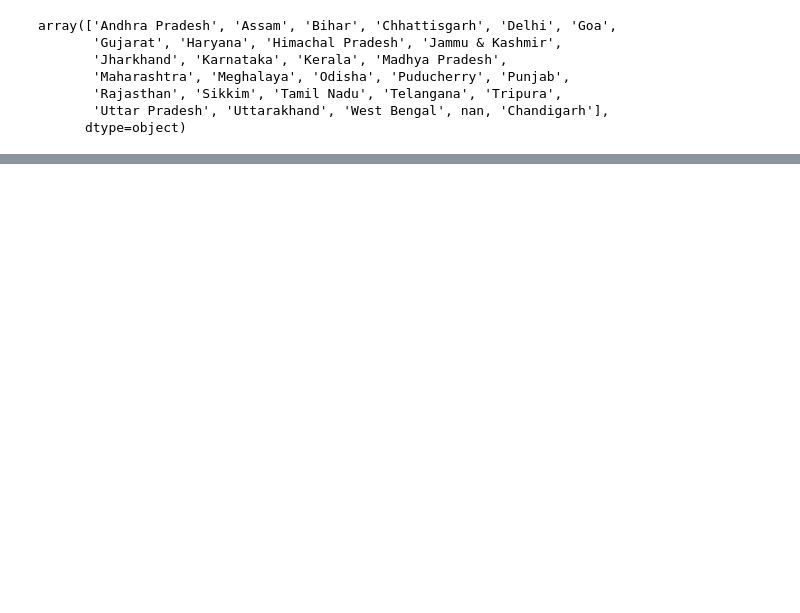
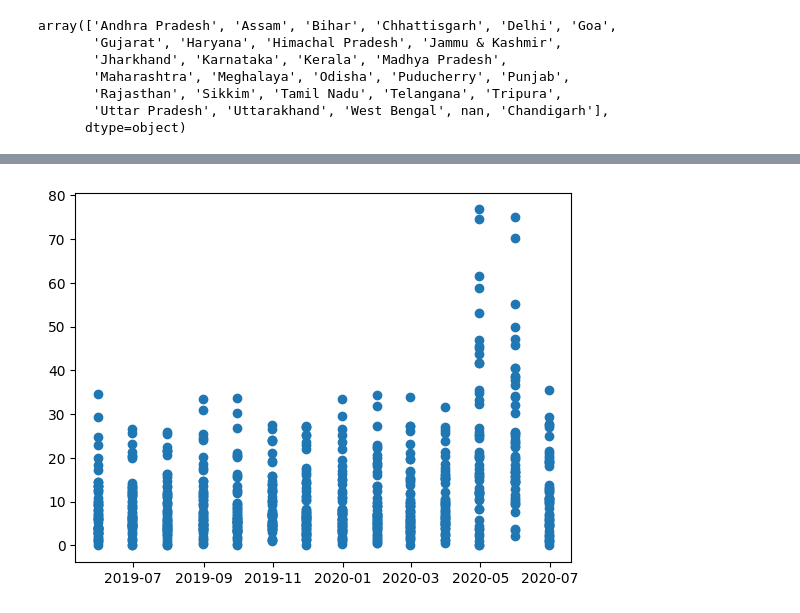
Before and after one commit to IMANETATA/CodeAlpha, a Jupyter notebook: Unemployment_Analysis.ipynb, the cells around one changed output, grey strips where cells are left out. Cells and saved outputs as stored; diff of their text form; code cells hidden in the pictures; blank space fills up the shorter version.

```diff
--- a/Unemployment_Analysis.ipynb
+++ b/Unemployment_Analysis.ipynb
@@ -66,0 +186,5 @@ dtype: int64
+# %%
+plt.scatter(dataset['Date'],dataset['Estimated Unemployment Rate (%)'])
+plt.show()
+# %% [output]
+[figure, added]
```
Also changed, not shown: parts of 15 cells of this notebook, 1 other file.
